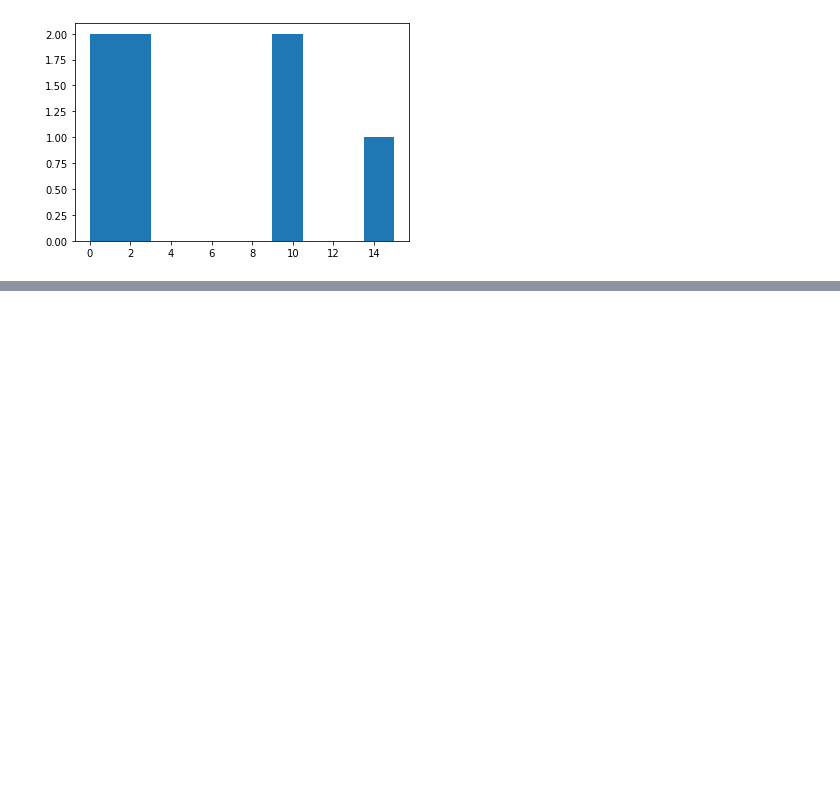
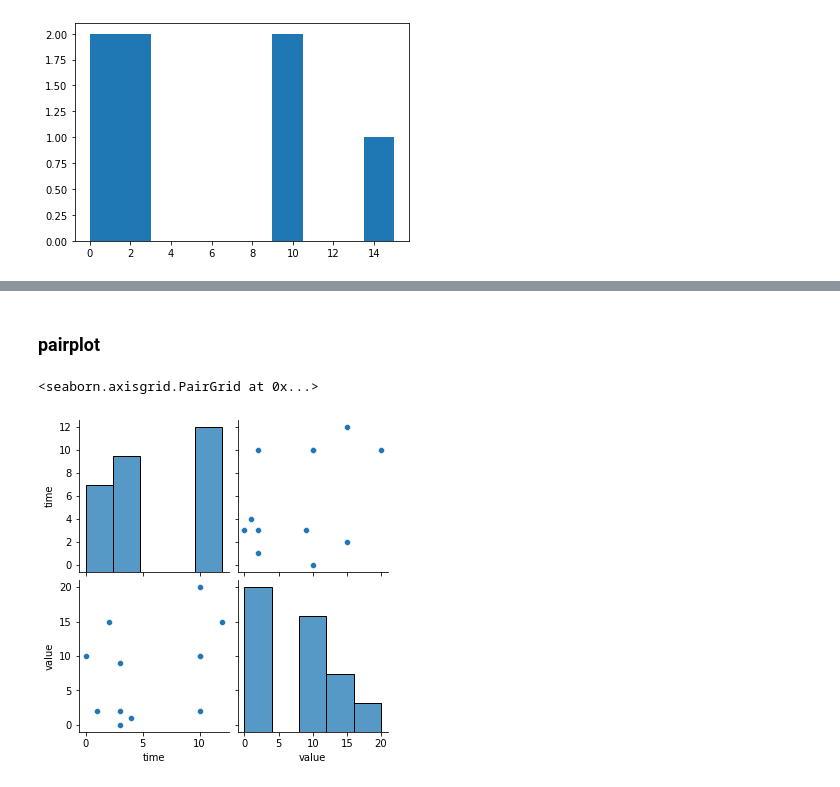
Before and after one commit to nariaki3551/SumExp, a Jupyter notebook: sumexp_expample1/example1.ipynb, the cells around one changed output, grey strips where cells are left out. Saved outputs shown, nothing was run; the diff lists cells and outputs as text; code cells hidden in the pictures; blank space fills up the shorter version.

```diff
--- a/sumexp_expample1/example1.ipynb
+++ b/sumexp_expample1/example1.ipynb
@@ -424,0 +514,7 @@ sub_database.histplot(
+# %% [markdown]
+### pairplot
+# %%
+seaborn.pairplot(database.toDataFrame())
+# %% [output]
+<seaborn.axisgrid.PairGrid at 0x...>
+[figure, added]
```
Also changed, not shown: parts of 40 cells of this notebook, 6 other files.
